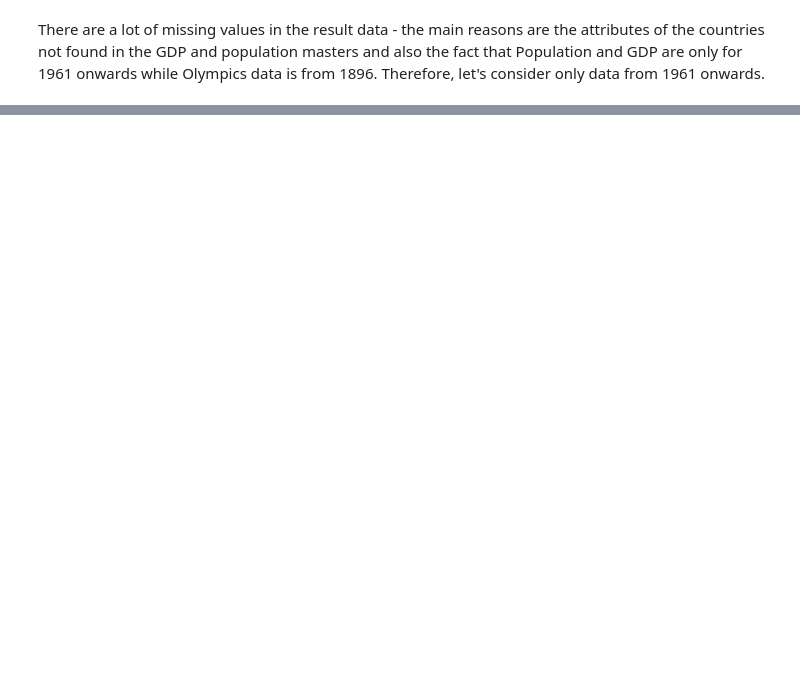
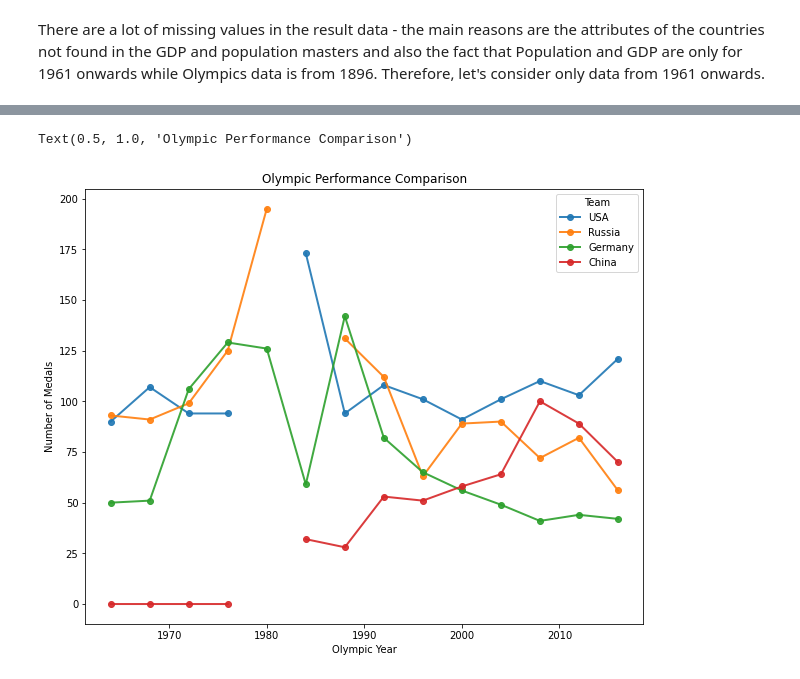
Before and after one commit to ShrutiSurabhi/Banking-Project, a Jupyter notebook: olympics_study/olympics-study.ipynb, the cells around one changed output, grey strips where cells are left out. Saved outputs shown, nothing was run; the diff lists cells and outputs as text; code cells hidden in the pictures; blank space fills up the shorter version.

```diff
--- a/olympics_study/olympics-study.ipynb
+++ b/olympics_study/olympics-study.ipynb
@@ -202,0 +323,5 @@ Upon analysis, I found that these are actually single events but because two ath
+# %%
+remove_sports = ["Gymnastics Women's Balance Beam", "Gymnastics Men's Horizontal Bar",
+                 "Swimming Women's 100 metres Freestyle", "Swimming Men's 50 metres Freestyle"]
+
+team_sports = list(set(team_sports) - set(remove_sports))
@@ -202,0 +349,7 @@ Upon analysis, I found that these are actually single events but because two ath
+# %%
+medal_tally_agnostic = olympics_complete_subset.\
+groupby(['Year', 'Team', 'Event', 'Medal'])[['Medal_Won', 'Event_Category']].\
+agg('sum').reset_index()
+
+medal_tally_agnostic['Medal_Won_Corrected'] = medal_tally_agnostic['Medal_Won']/medal_tally_agnostic['Event_Category']
+medal_tally_agnostic.head()
@@ -202,0 +373,13 @@ Upon analysis, I found that these are actually single events but because two ath
+# %%
+# Medal Tally.
+medal_tally = medal_tally_agnostic.groupby(['Year','Team'])['Medal_Won_Corrected'].agg('sum').reset_index()
+
+medal_tally_pivot = pd.pivot_table(medal_tally,
+                     index = 'Team',
+                     columns = 'Year',
+                     values = 'Medal_Won_Corrected',
+                     aggfunc = 'sum',
+                     margins = True).sort_values('All', ascending = False)[1:5]
+
+# print total medals won in the given period
+medal_tally_pivot.loc[:,'All']
@@ -215,0 +413,18 @@ display(olympics_complete_set)
+# %%
+# List of top countries from 1964 to 2016
+top_countries = ['USA', 'Russia', 'Germany', 'China']
+
+year_team_medals = pd.pivot_table(medal_tally,
+                                  index = 'Year',
+                                  columns = 'Team',
+                                  values = 'Medal_Won_Corrected',
+                                  aggfunc = 'sum')[top_countries]
+
+# plotting the medal tallies
+year_team_medals.plot(linestyle = '-', marker = 'o', alpha = 0.9, figsize = (10,8), linewidth = 2)
+xlabel('Olympic Year')
+ylabel('Number of Medals')
+title('Olympic Performance Comparison')
+# %% [output]
+Text(0.5, 1.0, 'Olympic Performance Comparison')
+[figure, added]
```
Also changed, not shown: parts of 31 cells of this notebook.
